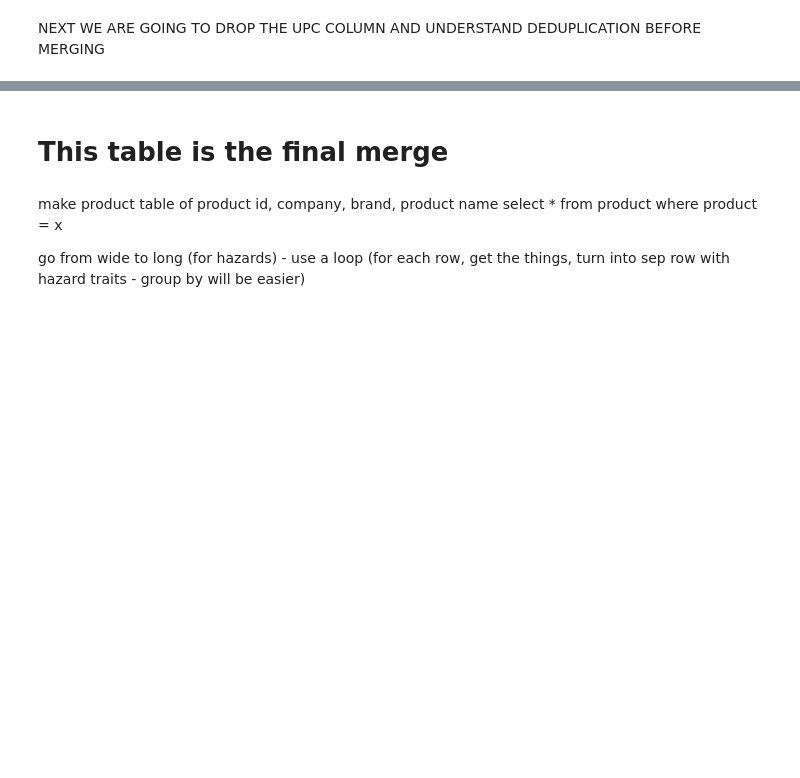
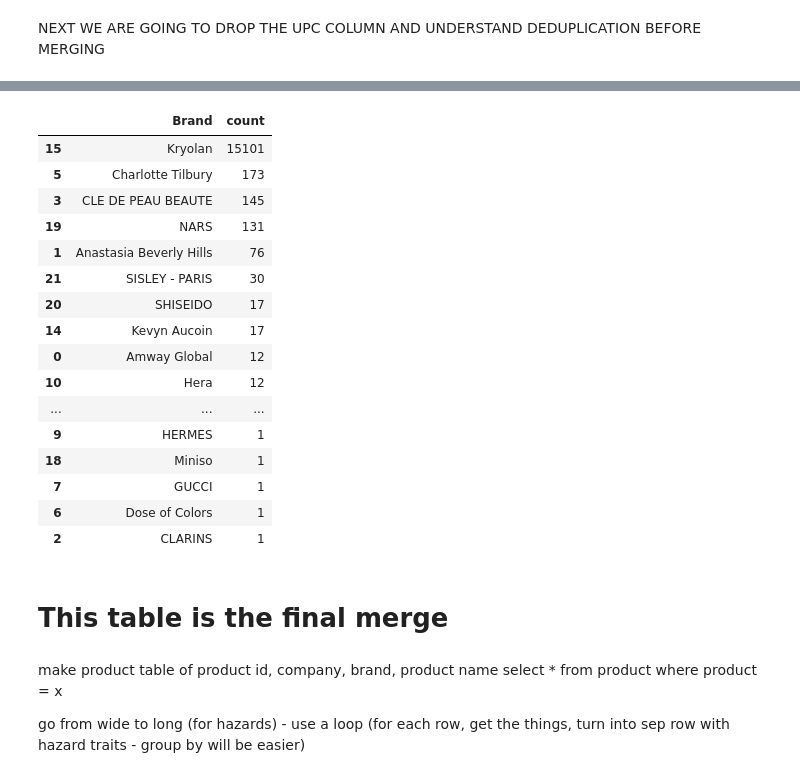
Before and after one commit to meisili/bna-data-duo, a Jupyter notebook: merge_check.ipynb, the cells around one changed output, grey strips where cells are left out. Drawn from its saved outputs; the diff is of its cells as text; code cells hidden in the pictures; blank space fills up the shorter version.

```diff
--- a/merge_check.ipynb
+++ b/merge_check.ipynb
@@ -1095,3 +1173,24 @@ final_merge_expanded.head()
+# %%
+rep_found_brand = rep_found.groupby("Brand").size().rename("count").reset_index()
+rep_found_brand.sort_values("count", ascending = False)
+# %% [output]
+|  | Brand | count |
+| 15 | Kryolan | 15101 |
+| 5 | Charlotte Tilbury | 173 |
+| 3 | CLE DE PEAU BEAUTE | 145 |
+| 19 | NARS | 131 |
+| 1 | Anastasia Beverly Hills | 76 |
+| 21 | SISLEY - PARIS | 30 |
+| 20 | SHISEIDO | 17 |
+| 14 | Kevyn Aucoin | 17 |
+| 0 | Amway Global | 12 |
+| 10 | Hera | 12 |
+| ... | ... | ... |
+| 9 | HERMES | 1 |
+| 18 | Miniso | 1 |
+| 7 | GUCCI | 1 |
+| 6 | Dose of Colors | 1 |
+| 2 | CLARINS | 1 |
 # %% [markdown]
 # This table is the final merge
 # %% [markdown]
```
Also changed, not shown: parts of 15 cells of this notebook, 8 other files.
